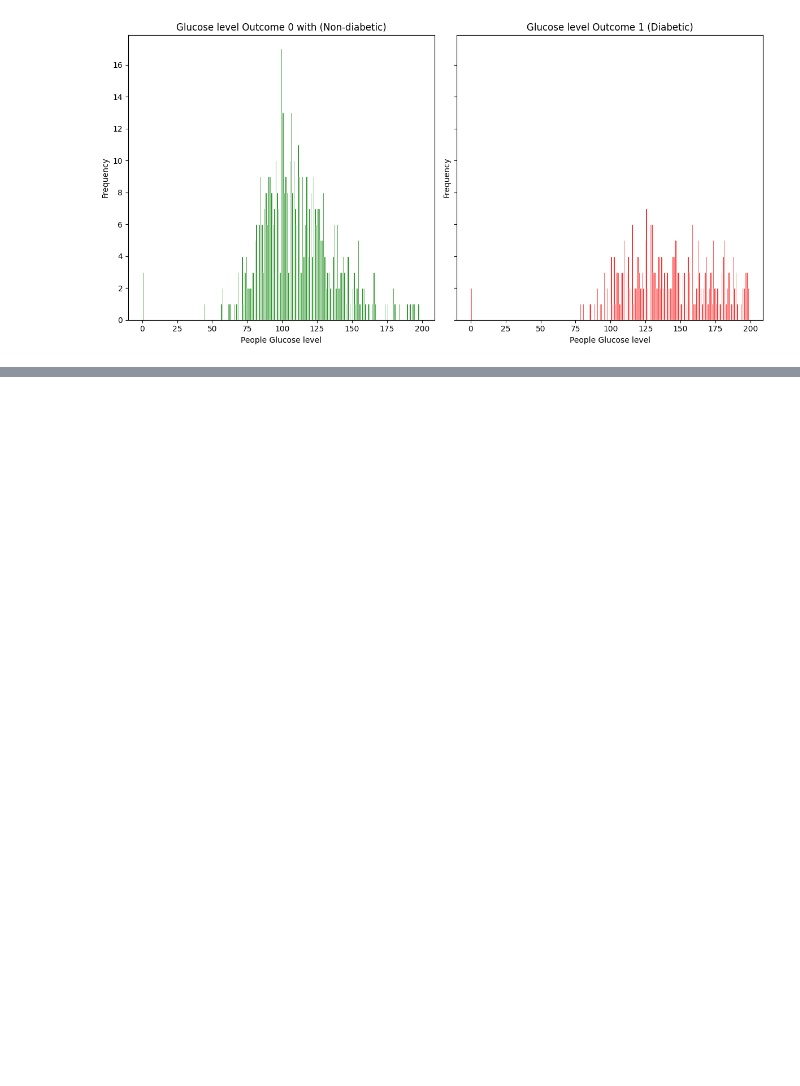
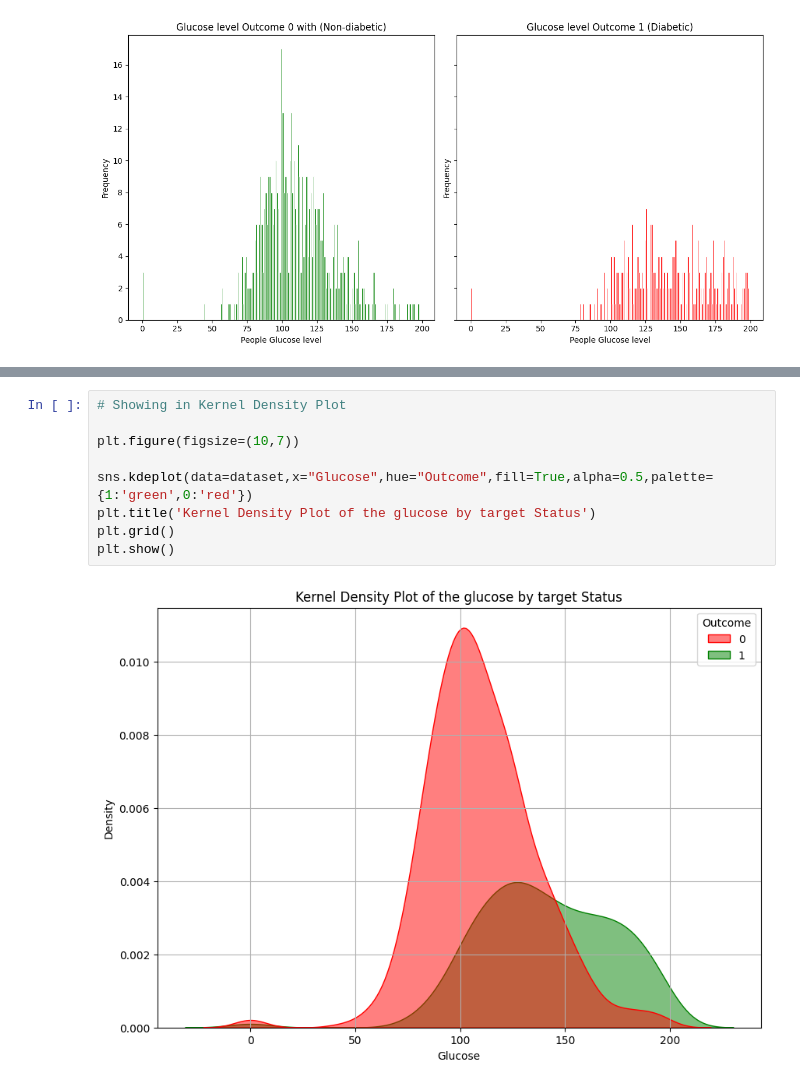
Before and after one commit to ADongol123/diabities_prediction_model, a Jupyter notebook: Diabities.ipynb, the cells around one changed output, grey strips where cells are left out. Cells and saved outputs as stored; diff of their text form; blank space fills up the shorter version.

```diff
--- a/Diabities.ipynb
+++ b/Diabities.ipynb
@@ -234,0 +237,11 @@ plt.show()
+# %%
+# Showing in Kernel Density Plot
+
+plt.figure(figsize=(10,7))
+
+sns.kdeplot(data=dataset,x="Glucose",hue="Outcome",fill=True,alpha=0.5,palette={1:'green',0:'red'})
+plt.title('Kernel Density Plot of the glucose by target Status')
+plt.grid()
+plt.show()
+# %% [output]
+[figure, added]
```
Also changed, not shown: parts of 11 cells of this notebook.
